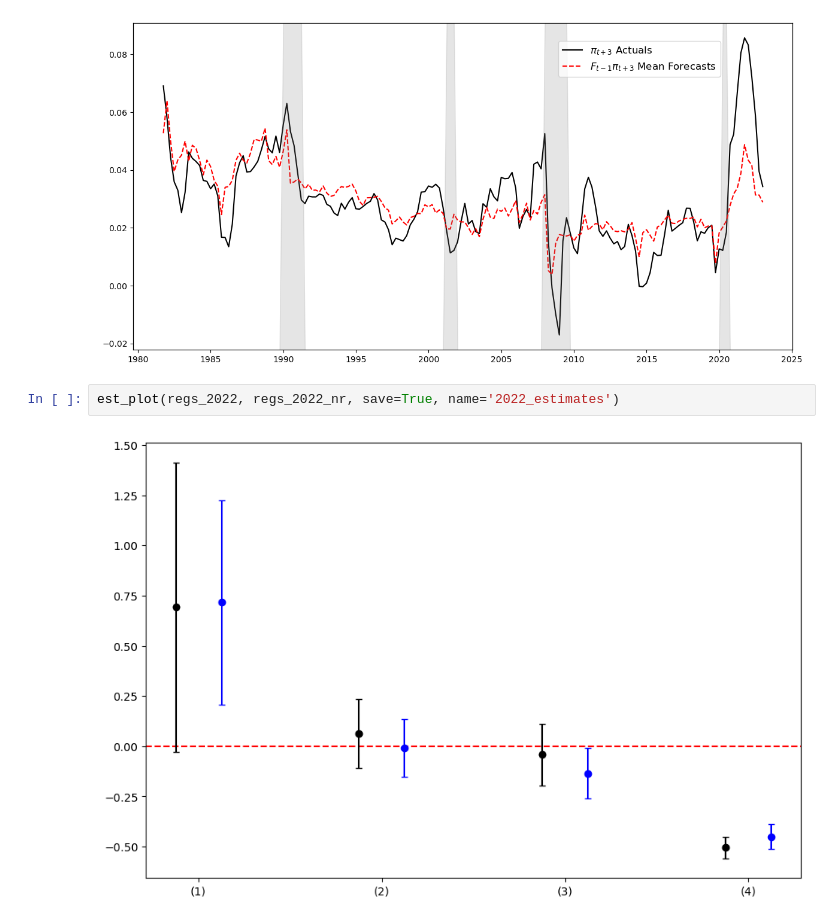
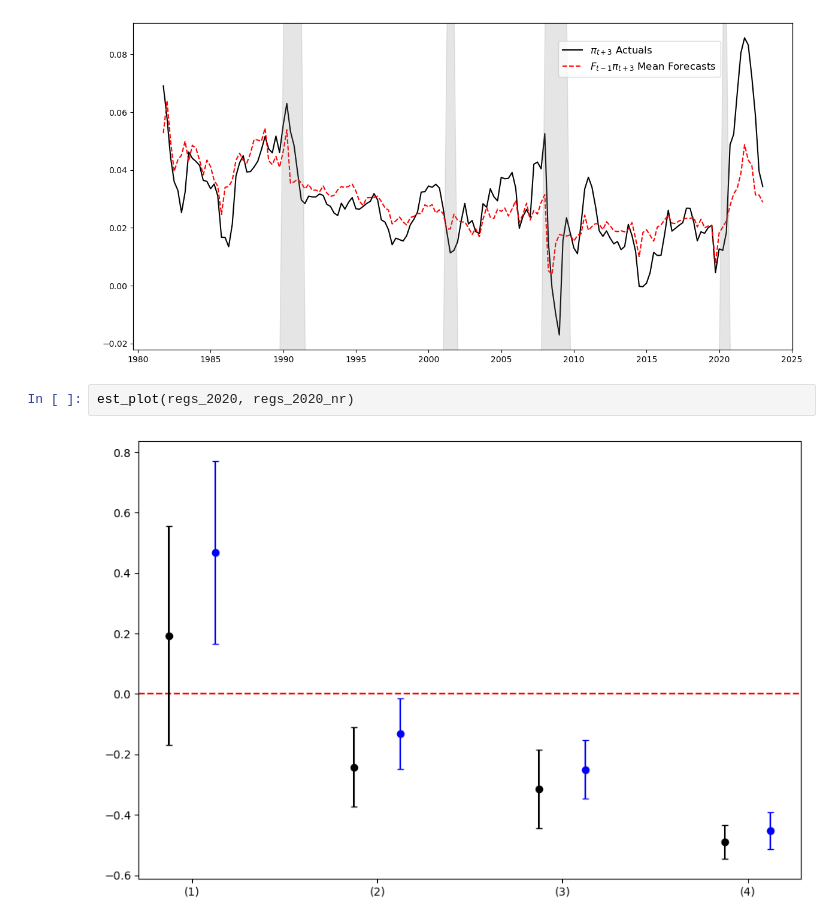
Before and after one commit to calvinmcelvain/expectation_replication, a Jupyter notebook: code/_004plots.ipynb, the cells around one changed output. Cells and saved outputs as stored; diff of their text form.

```diff
--- a/code/_004plots.ipynb
+++ b/code/_004plots.ipynb
@@ -315,10 +312,10 @@ auto_reg(regs_2022, '2022-12-31', save=True, name='2022_ar')
 for_line('2022-12-31', save=True, name='2022_line')
 # %% [output]
 [figure]
-# %%
-est_plot(regs_2022, regs_2022_nr, save=True, name='2022_estimates')
-# %% [output]
-[figure, removed]
+# %%
+est_plot(regs_2020, regs_2020_nr)
+# %% [output]
+[figure, added]
 # %%
 params_plot(regs_2022, parameters_2022, regs_2022_nr, parameters_2022_nr, save=True, name='2022_params')
 # %% [output]
```
Also changed, not shown: parts of 5 cells of this notebook, 16 other files.
